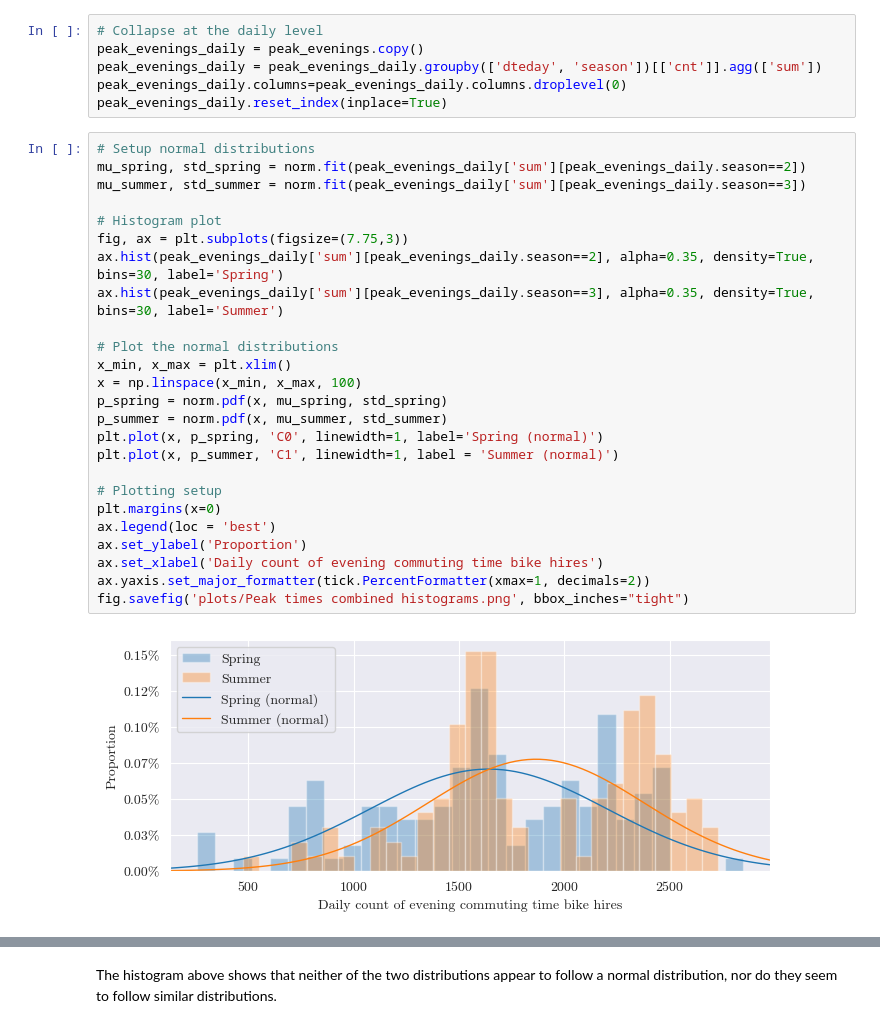
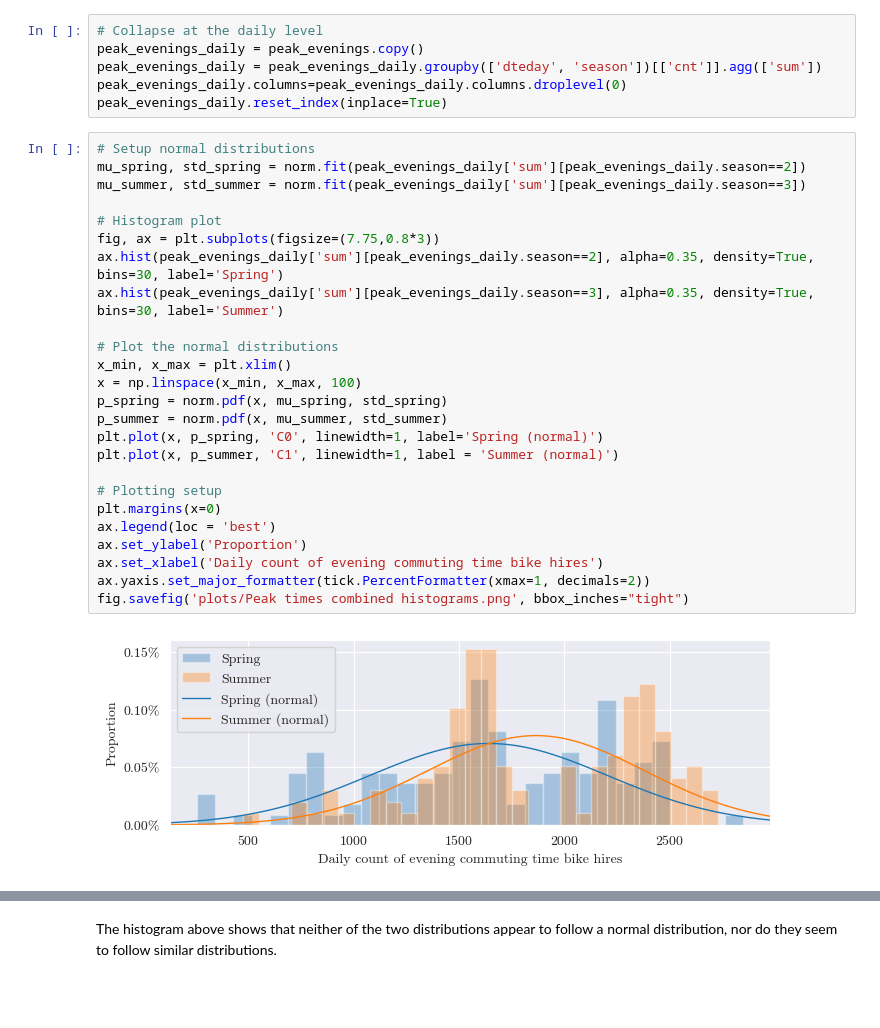
Before and after one commit to rorycreedon/stat0032_assignment, a Jupyter notebook: task_1.ipynb, the cells around one changed output, grey strips where cells are left out. Cells and saved outputs as stored; diff of their text form; blank space fills up the shorter version.

Commit message:
Resizing charts

```diff
--- a/task_1.ipynb
+++ b/task_1.ipynb
@@ -83,30 +83,30 @@ peak_evenings_daily.reset_index(inplace=True)
 # %%
 # Setup normal distributions
 mu_spring, std_spring = norm.fit(peak_evenings_daily['sum'][peak_evenings_daily.season==2])
 mu_summer, std_summer = norm.fit(peak_evenings_daily['sum'][peak_evenings_daily.season==3])
 
 # Histogram plot
-fig, ax = plt.subplots(figsize=(7.75,3))
+fig, ax = plt.subplots(figsize=(7.75,0.8*3))
 ax.hist(peak_evenings_daily['sum'][peak_evenings_daily.season==2], alpha=0.35, density=True, bins=30, label='Spring')
 ax.hist(peak_evenings_daily['sum'][peak_evenings_daily.season==3], alpha=0.35, density=True, bins=30, label='Summer')
 
 # Plot the normal distributions
 x_min, x_max = plt.xlim()
 x = np.linspace(x_min, x_max, 100)
 p_spring = norm.pdf(x, mu_spring, std_spring)
 p_summer = norm.pdf(x, mu_summer, std_summer)
 plt.plot(x, p_spring, 'C0', linewidth=1, label='Spring (normal)')
 plt.plot(x, p_summer, 'C1', linewidth=1, label = 'Summer (normal)')
 
 # Plotting setup
 plt.margins(x=0)
 ax.legend(loc = 'best')
 ax.set_ylabel('Proportion')
 ax.set_xlabel('Daily count of evening commuting time bike hires')
 ax.yaxis.set_major_formatter(tick.PercentFormatter(xmax=1, decimals=2))
 fig.savefig('plots/Peak times combined histograms.png', bbox_inches="tight")
 # %% [output]
-[figure, old version]
+[figure, new version]
 # %%
 # Setup normal distributions
 mu_spring_peak, std_spring_peak = norm.fit(peak_evenings_daily['sum'][peak_evenings_daily.season==2])
```
Also changed, not shown: parts of 4 cells of this notebook, 3 other files.
